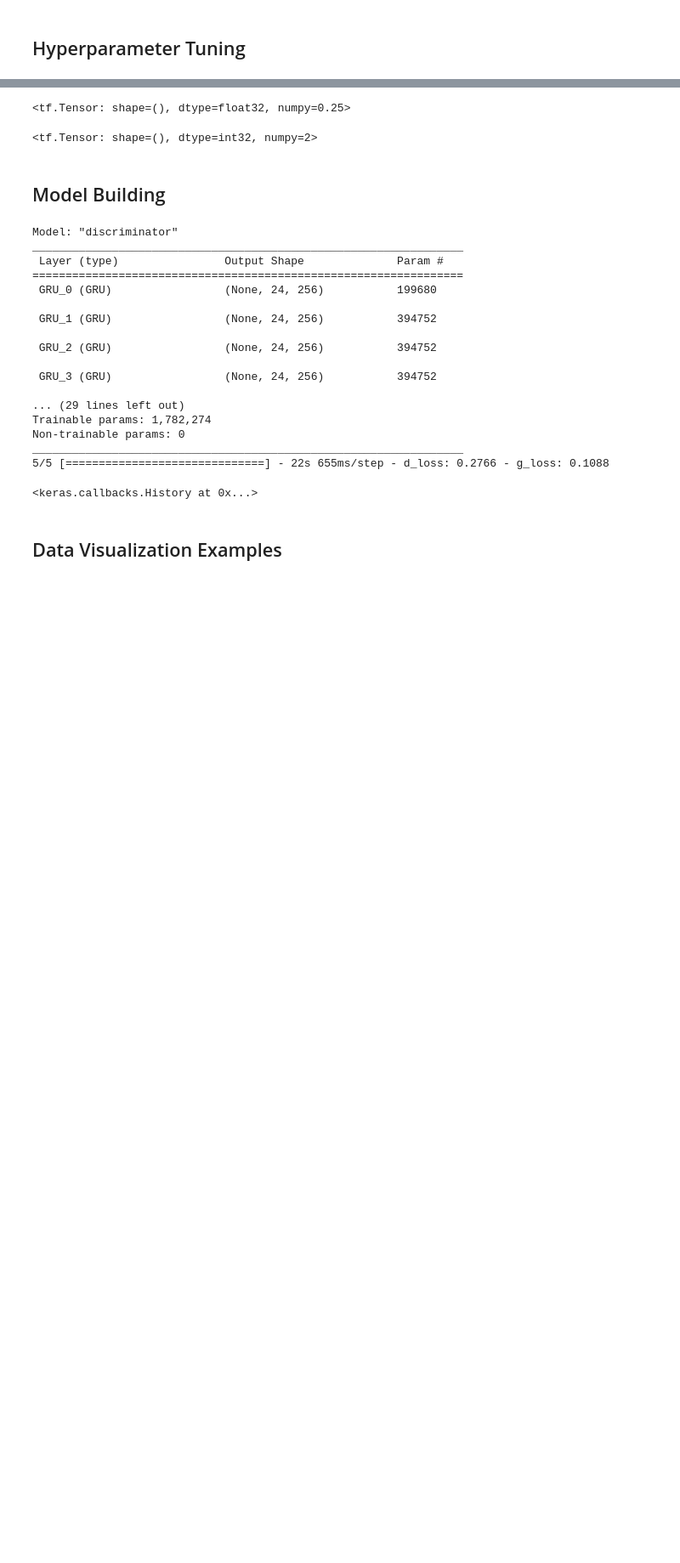
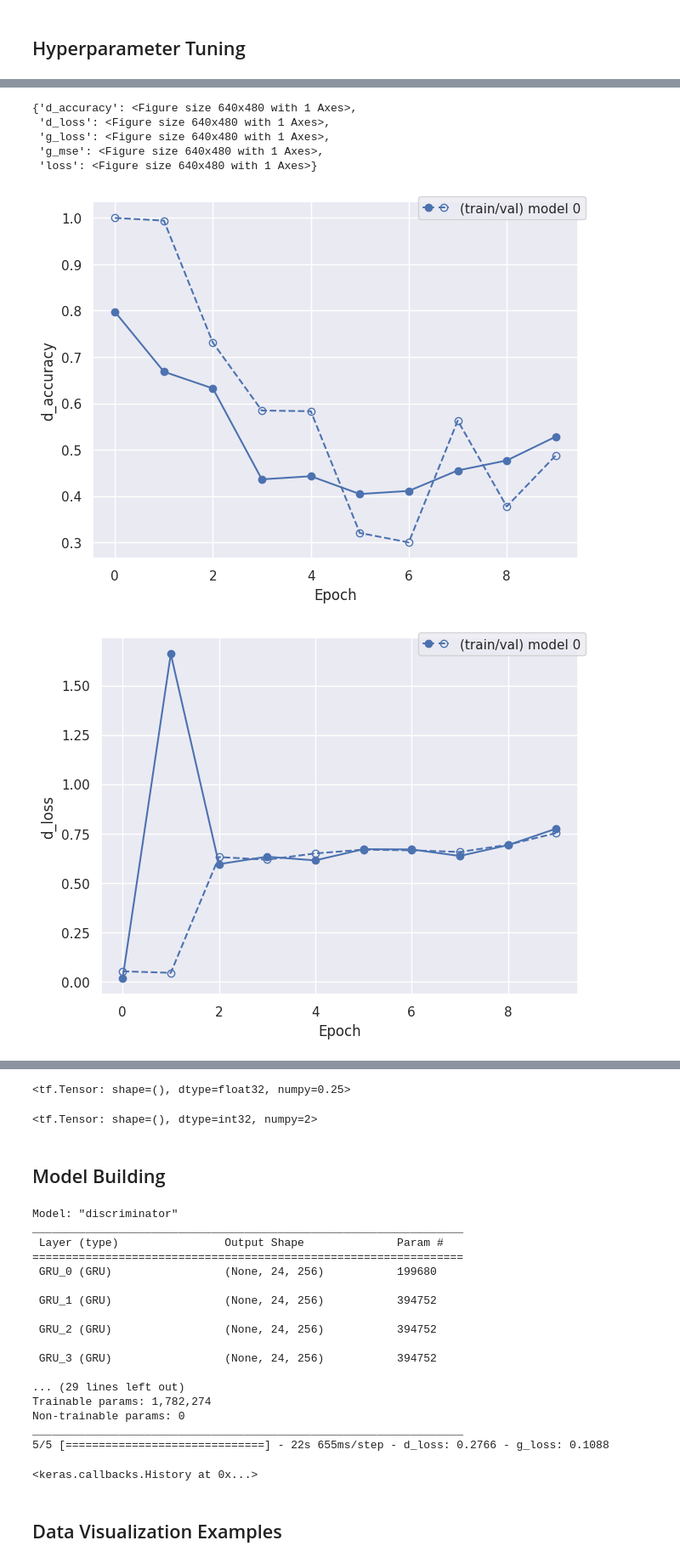
Before and after one commit to zanderman/gan-wireless-5g, a Jupyter notebook: gan.ipynb, the cells around one changed output, grey strips where cells are left out. Shown at 85% size. Cells and saved outputs as stored; diff of their text form; code cells hidden in the pictures; blank space fills up the shorter version.

```diff
--- a/gan.ipynb
+++ b/gan.ipynb
@@ -678,6 +727,7 @@ def build_binary_gan(
         hidden_units=D_hidden_units,
         layer_type=D_layer_type,
     )
+    m_dis.build(input_shape=(None, *D_input_shape))
 
     # Build child generator model.
     latent_shape = (window_len, latent_dim) # Shape of random vectors used in generation.
@@ -689,6 +739,7 @@ def build_binary_gan(
         output_units=feat_len, # Must match number of input features in discriminator.
         layer_type=G_layer_type,
     )
+    m_gen.build(input_shape=(None, *latent_shape))
 
     # Build parent GAN model.
     model = BinaryGAN(
@@ -746,14 +797,14 @@ def preprocess(x: np.ndarray) -> tuple[np.ndarray, np.ndarray]:
 def sliding_windows(x: np.ndarray, window_len: int) -> np.ndarray:
     return np.lib.stride_tricks.sliding_window_view(x=x, window_shape=window_len)
 # %%
-window_len = 24 # Length of input data time windows.
-feat_len = 2 # Number of input feature dimensions.
-batch_size = 64
+# window_len = 24 # Length of input data time windows.
+# feat_len = 2 # Number of input feature dimensions.
+# batch_size = 64
 
-data, params = load_data(roots['dataset']/"16-qam")
-x = sliding_windows(data['x'], window_len=window_len)
-x_mag, x_phi = preprocess(x)
-x_all = np.dstack([x_mag, x_phi]) # Stack along new dimension.
-x_all = x_all.astype(dtype=np.float32)
-dataset = tf.data.Dataset.from_tensor_slices(x_all) # Create dataset.
-dataset = dataset.batch(batch_size=batch_size)
+# data, params = load_data(roots['dataset']/"16-qam")
+# x = sliding_windows(data['x'], window_len=window_len)
+# x_mag, x_phi = preprocess(x)
+# x_all = np.dstack([x_mag, x_phi]) # Stack along new dimension.
+# x_all = x_all.astype(dtype=np.float32)
+# dataset = tf.data.Dataset.from_tensor_slices(x_all) # Create dataset.
+# dataset = dataset.batch(batch_size=batch_size)
@@ -770,7 +817,7 @@ def dataset_loader_wrapper(
     window_len: int,
     split: tuple[float, float, float],
     shuffle: bool = False,
-    ) -> Callable:
+    ) -> Callable[[int], tuple[tf.data.Dataset, tf.data.Dataset, tf.data.Dataset]]:
     assert split is None or len(split) == 3, 'split tuple must have 3 elements (train/val/test)'
     assert split is None or np.isclose(sum(split), 1.), 'split must sum to 1'
 
@@ -933,7 +1023,7 @@ hparams = dict(
     # D_hidden_units=[256, 512],
     D_hidden_units=[256],
     D_layer_type=['gru'],
-    D_lr=[1e-3],
+    D_lr=[0.0003],#[1e-3],
     D_optim=['adam'],
 
     # Generator parameters.
@@ -943,7 +1033,7 @@ hparams = dict(
     # G_hidden_units=[256, 512],
     G_hidden_units=[256],
     G_layer_type=['gru'],
-    G_lr=[1e-3],
+    G_lr=[0.0003],#[1e-3],
     G_optim=['adam'],
 )
 
@@ -958,10 +1048,6 @@ dataset_loader_func = dataset_loader_wrapper(
 
 # Create build/compile wrapper for GAN model.
 build_model_func = build_binary_gan_wrapper(
-    # D_loss_fn = keras.losses.BinaryCrossentropy(from_logits=False),
-    # G_loss_fn = keras.losses.BinaryCrossentropy(from_logits=False),
-    # D_metrics = [tf.keras.metrics.BinaryAccuracy(name='accuracy')],
-    # G_metrics = [tf.keras.metrics.BinaryAccuracy(name='accuracy')],
 )
 
 # Hyperparameter tuning.
@@ -972,7 +1058,7 @@ model, hist, met, params, df, histories = hypertune(
     epochs=epochs,
     batch_size=batch_size,
     tuning_root=roots["tuning"]/f"gan-16-QAM",
-    override_load=True,
+    override_load=False,
 )
 # %% [output]
 Evaluating 1 hyperparameter combinations
@@ -1022,0 +1078,10 @@ Loading best model 0: {'window_len': 24, 'latent_dim': 2, 'feat_len': 2, 'G_opti
+# %%
+plot_hypertune_histories(histories)
+# %% [output]
+{'d_accuracy': <Figure size 640x480 with 1 Axes>,
+ 'd_loss': <Figure size 640x480 with 1 Axes>,
+ 'g_loss': <Figure size 640x480 with 1 Axes>,
+ 'g_mse': <Figure size 640x480 with 1 Axes>,
+ 'loss': <Figure size 640x480 with 1 Axes>}
+[figure, added]
+[figure, added]
```
Also changed, not shown: parts of 14 cells of this notebook.
